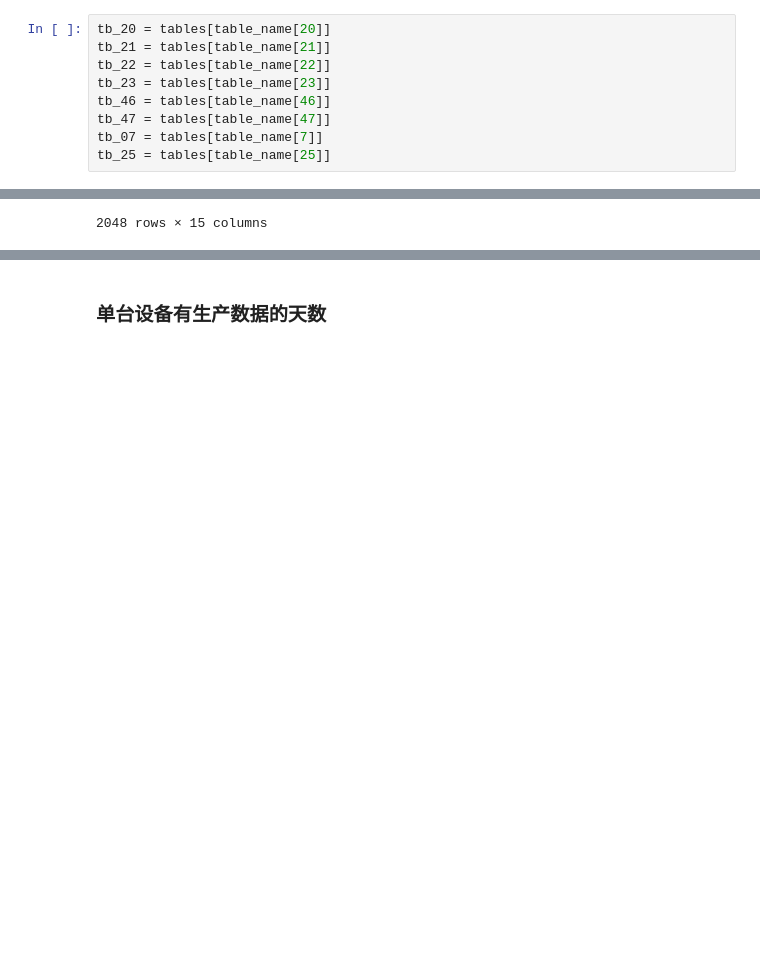
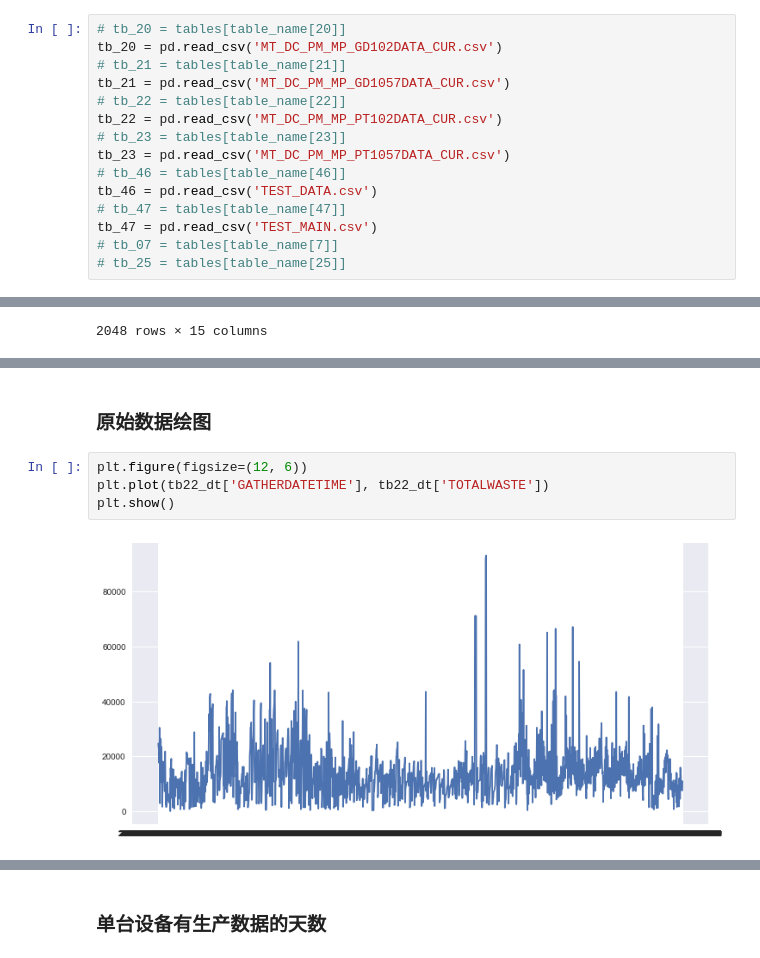
Before and after one commit to zzhhoubin/pydata, a Jupyter notebook: datasets/ncicbj/数据分析.ipynb, the cells around one changed output, grey strips where cells are left out. Saved outputs shown, nothing was run; the diff lists cells and outputs as text; blank space fills up the shorter version.

```diff
--- a/datasets/ncicbj/数据分析.ipynb
+++ b/datasets/ncicbj/数据分析.ipynb
@@ -77,12 +77,18 @@ for n in table_num:
 # %%
-tb_20 = tables[table_name[20]]
-tb_21 = tables[table_name[21]]
-tb_22 = tables[table_name[22]]
-tb_23 = tables[table_name[23]]
-tb_46 = tables[table_name[46]]
-tb_47 = tables[table_name[47]]
-tb_07 = tables[table_name[7]]
-tb_25 = tables[table_name[25]]
+# tb_20 = tables[table_name[20]]
+tb_20 = pd.read_csv('MT_DC_PM_MP_GD102DATA_CUR.csv')
+# tb_21 = tables[table_name[21]]
+tb_21 = pd.read_csv('MT_DC_PM_MP_GD1057DATA_CUR.csv')
+# tb_22 = tables[table_name[22]]
+tb_22 = pd.read_csv('MT_DC_PM_MP_PT102DATA_CUR.csv')
+# tb_23 = tables[table_name[23]]
+tb_23 = pd.read_csv('MT_DC_PM_MP_PT1057DATA_CUR.csv')
+# tb_46 = tables[table_name[46]]
+tb_46 = pd.read_csv('TEST_DATA.csv')
+# tb_47 = tables[table_name[47]]
+tb_47 = pd.read_csv('TEST_MAIN.csv')
+# tb_07 = tables[table_name[7]]
+# tb_25 = tables[table_name[25]]
 # %% [markdown]
 ## 表20  MT_DC_PM_MP_GD102DATA_CUR  包装机生产数据
 # %%
@@ -253,0 +252,8 @@ tb22_dt
+# %% [markdown]
+### 原始数据绘图
+# %%
+plt.figure(figsize=(12, 6))
+plt.plot(tb22_dt['GATHERDATETIME'], tb22_dt['TOTALWASTE'])
+plt.show()
+# %% [output]
+[figure, added]
```
Also changed, not shown: parts of 58 cells of this notebook.
